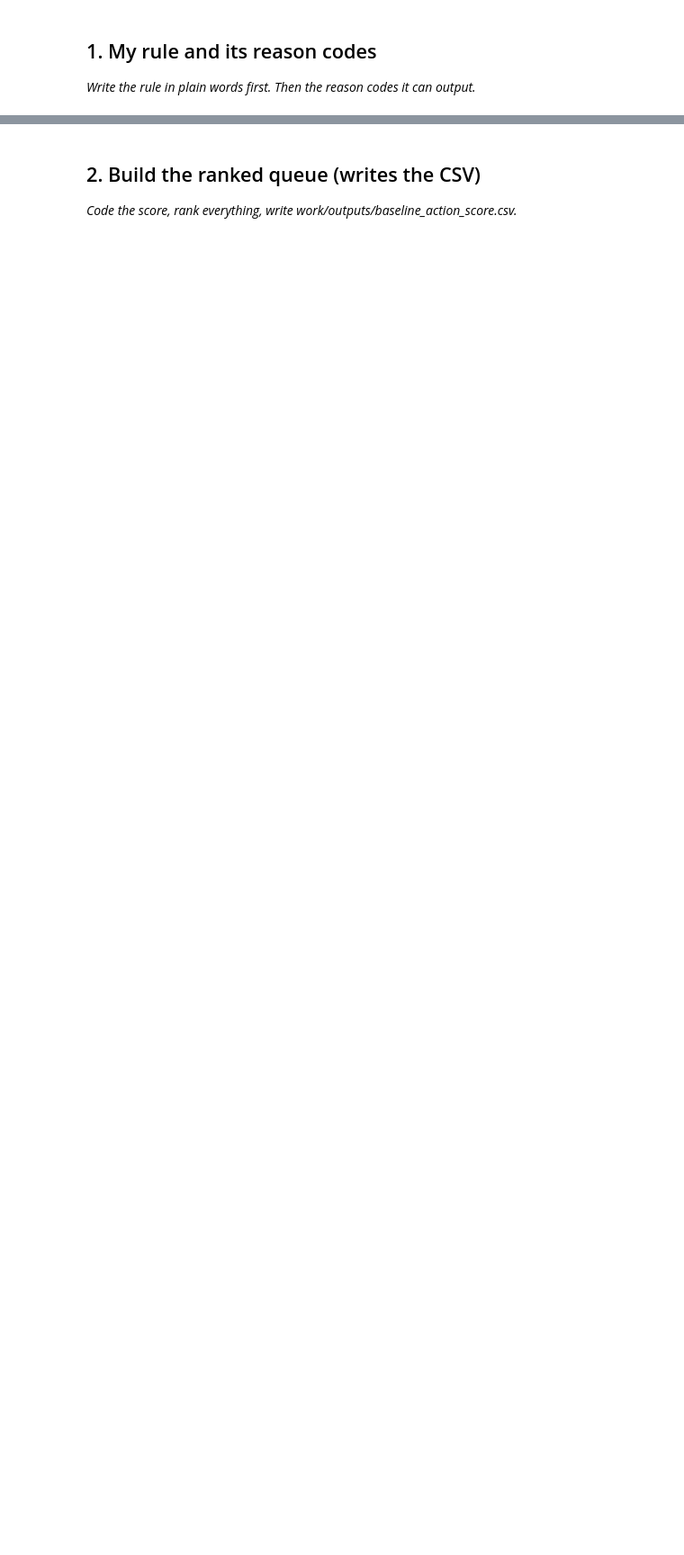
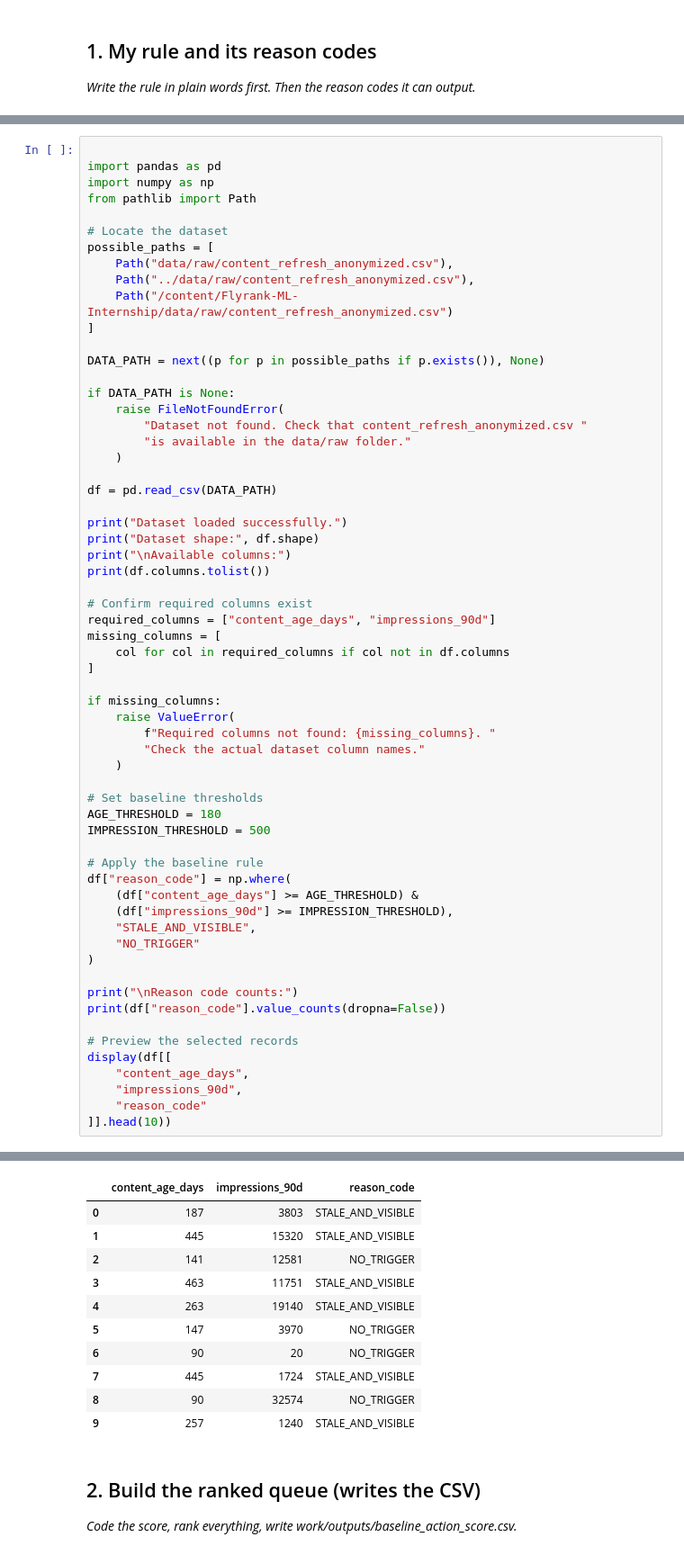
Before and after one commit to rashmita-21/Flyrank-ML-Internship, a Jupyter notebook: work/notebooks/w04_baseline_score.ipynb, the cells around one changed output, grey strips where cells are left out. Shown at 90% size. Saved outputs shown, nothing was run; the diff lists cells and outputs as text; blank space fills up the shorter version.

```diff
--- a/work/notebooks/w04_baseline_score.ipynb
+++ b/work/notebooks/w04_baseline_score.ipynb
@@ -15,0 +31,62 @@ This skeleton is yours to fill. Work the sections **in order** — each one has
+# %%
+
+import pandas as pd
+import numpy as np
+from pathlib import Path
+
+# Locate the dataset
+possible_paths = [
+    Path("data/raw/content_refresh_anonymized.csv"),
+    Path("../data/raw/content_refresh_anonymized.csv"),
+    Path("/content/Flyrank-ML-Internship/data/raw/content_refresh_anonymized.csv")
+]
+
+DATA_PATH = next((p for p in possible_paths if p.exists()), None)
+
+if DATA_PATH is None:
+    raise FileNotFoundError(
+        "Dataset not found. Check that content_refresh_anonymized.csv "
+        "is available in the data/raw folder."
+    )
+
+df = pd.read_csv(DATA_PATH)
+
+print("Dataset loaded successfully.")
+print("Dataset shape:", df.shape)
+print("\nAvailable columns:")
+print(df.columns.tolist())
+
+# Confirm required columns exist
+required_columns = ["content_age_days", "impressions_90d"]
+missing_columns = [
+    col for col in required_columns if col not in df.columns
+]
+
+if missing_columns:
+    raise ValueError(
+        f"Required columns not found: {missing_columns}. "
+        "Check the actual dataset column names."
+    )
+
+# Set baseline thresholds
+AGE_THRESHOLD = 180
+IMPRESSION_THRESHOLD = 500
+
+# Apply the baseline rule
+df["reason_code"] = np.where(
+    (df["content_age_days"] >= AGE_THRESHOLD) &
+    (df["impressions_90d"] >= IMPRESSION_THRESHOLD),
+    "STALE_AND_VISIBLE",
+    "NO_TRIGGER"
+)
+
+print("\nReason code counts:")
+print(df["reason_code"].value_counts(dropna=False))
+
+# Preview the selected records
+display(df[[
+    "content_age_days",
+    "impressions_90d",
+    "reason_code"
+]].head(10))
+# %% [output]
@@ -16,3 +104,14 @@ This skeleton is yours to fill. Work the sections **in order** — each one has
+|  | content_age_days | impressions_90d | reason_code |
+| 0 | 187 | 3803 | STALE_AND_VISIBLE |
+| 1 | 445 | 15320 | STALE_AND_VISIBLE |
+| 2 | 141 | 12581 | NO_TRIGGER |
+| 3 | 463 | 11751 | STALE_AND_VISIBLE |
+| 4 | 263 | 19140 | STALE_AND_VISIBLE |
+| 5 | 147 | 3970 | NO_TRIGGER |
+| 6 | 90 | 20 | NO_TRIGGER |
+| 7 | 445 | 1724 | STALE_AND_VISIBLE |
+| 8 | 90 | 32574 | NO_TRIGGER |
+| 9 | 257 | 1240 | STALE_AND_VISIBLE |
 # %% [markdown]
 ## 2. Build the ranked queue (writes the CSV)
 
```
Also changed, not shown: parts of 13 cells of this notebook.
